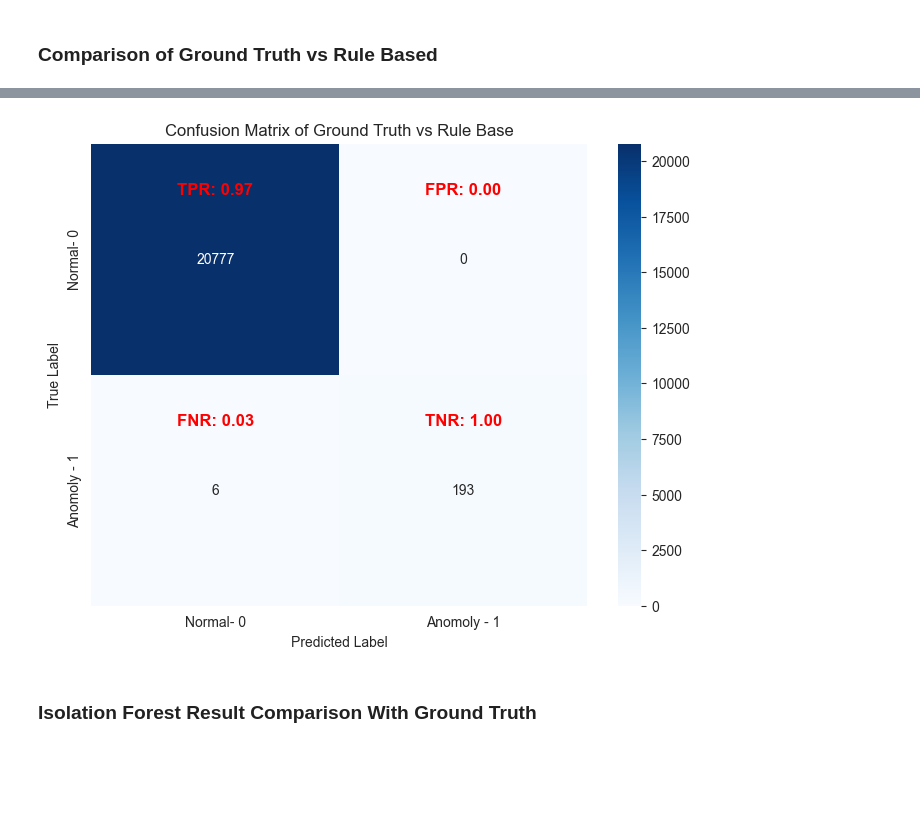
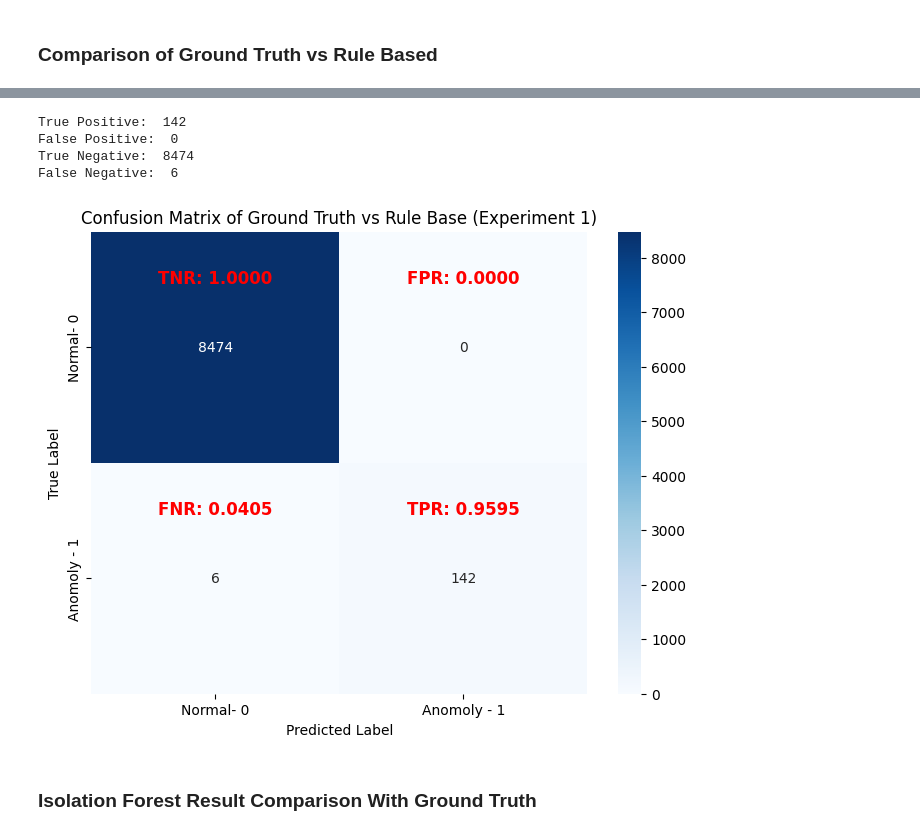
Before and after one commit to uikram/AnomolyDetection, a Jupyter notebook: result_analysis.ipynb, the cells around one changed output, grey strips where cells are left out. Saved outputs shown, nothing was run; the diff lists cells and outputs as text; code cells hidden in the pictures; blank space fills up the shorter version.

```diff
--- a/result_analysis.ipynb
+++ b/result_analysis.ipynb
@@ -75,5 +108,5 @@ rule_base
 # %%
-combined_result = pd.merge(ground_truth, rule_base,
+combined_result = pd.merge(ground_truth_normal_distribution, rule_base,
                      on=[
                          'shot_time',
                          'COUNTER_ID',
@@ -98,25 +131,2 @@ combined_result
 # %% [markdown]
 ### Comparison of Ground Truth vs Rule Based
-# %%
-# Calculate confusion matrix
-conf_matrix = confusion_matrix(combined_result['ground_truth'], combined_result['aist_result'])
-# Calculate false positive and false negative rates
-false_positive_rate = conf_matrix[0, 1] / (conf_matrix[0, 0] + conf_matrix[0, 1])
-false_negative_rate = conf_matrix[1, 0] / (conf_matrix[1, 0] + conf_matrix[1, 1])
-# Set seaborn style
-sns.set_style("whitegrid")
-# Plot confusion matrix
-plt.figure(figsize=(8, 6))
-sns.heatmap(conf_matrix, annot=True, cmap="Blues", fmt="d", cbar=False,
-            xticklabels=['Normal', 'Anomaly'], yticklabels=['Normal', 'Anomaly'],
-            annot_kws={"size": 14})
-plt.title('Confusion Matrix', fontsize=16)
-plt.xlabel('Rule Base Results', fontsize=14)
-plt.ylabel('Ground Truth Label', fontsize=14)
-plt.xticks(fontsize=12)
-plt.yticks(fontsize=12)
-plt.tight_layout()
-plt.show()
-# Print false positive and false negative rates
-print(f"False Positive Rate: {false_positive_rate:.2%}")
-print(f"False Negative Rate: {false_negative_rate:.2%}")
@@ -127,41 +133,48 @@ False Negative Rate: 3.02%
 # %%
 def plot_confusion_matrix(ground_truth=None, predictions=None, data_type=None):
-        # Create confusion matrix
-
         cm = confusion_matrix(ground_truth, predictions)
 
         # Calculate rates
         TN, FP, FN, TP = cm.ravel()
+        # TP, FN, FP, TN = cm.ravel()
+        print('True Positive: ', TP)
+        print('False Positive: ', FP)
+        print('True Negative: ', TN)
+        print('False Negative: ', FN)
         TPR = TP / (TP + FN)
         TNR = TN / (TN + FP)
         FPR = FP / (FP + TN)
         FNR = FN / (FN + TP)
 
         # Plot confusion matrix
         plt.figure(figsize=(8, 6))
         sns.heatmap(cm,
                     annot=True,
                     fmt='d',
                     cmap='Blues',
-                    xticklabels=['Normal- 0', 'Anomoly - 1' ],
+                    xticklabels=['Normal- 0', 'Anomoly - 1',  ],
                     yticklabels=['Normal- 0','Anomoly - 1' ]
                     )
 
         # Annotate with rates
-        plt.text(0.5, 0.2, f'TPR: {TPR:.2f}', ha='center', va='center', color='red', fontsize=12, weight='bold')
-        plt.text(1.5, 0.2, f'FPR: {FPR:.2f}', ha='center', va='center', color='red', fontsize=12, weight='bold')
-        plt.text(0.5, 1.2, f'FNR: {FNR:.2f}', ha='center', va='center', color='red', fontsize=12, weight='bold')
-        plt.text(1.5, 1.2, f'TNR: {TNR:.2f}', ha='center', va='center', color='red', fontsize=12, weight='bold')
+        plt.text(0.5, 0.2, f'TNR: {TNR:.4f}', ha='center', va='center', color='red', fontsize=12, weight='bold')
+        plt.text(1.5, 0.2, f'FPR: {FPR:.4f}', ha='center', va='center', color='red', fontsize=12, weight='bold')
+        plt.text(0.5, 1.2, f'FNR: {FNR:.4f}', ha='center', va='center', color='red', fontsize=12, weight='bold')
+        plt.text(1.5, 1.2, f'TPR: {TPR:.4f}', ha='center', va='center', color='red', fontsize=12, weight='bold')
 
         plt.xlabel('Predicted Label')
         plt.ylabel('True Label')
         plt.title(f'Confusion Matrix of {data_type}')
         # plt.savefig(os.path.join(experiment_parent_dir, f'{data_type}_confusion_matrix.png'))
         plt.show()
         # plt.close()
-plot_confusion_matrix(combined_result['ground_truth'], combined_result['aist_result'], 'Ground Truth vs Rule Base')
+plot_confusion_matrix(combined_result['ground_truth'], combined_result['aist_result'], 'Ground Truth vs Rule Base (Experiment 1)')
 # %% [output]
+True Positive:  142
+False Positive:  0
+True Negative:  8474
+False Negative:  6
-[figure, old version]
+[figure, new version]
 # %% [markdown]
 ### Isolation Forest Result Comparison With Ground Truth
 # %%
```
Also changed, not shown: parts of 50 cells of this notebook, 3 other files.
